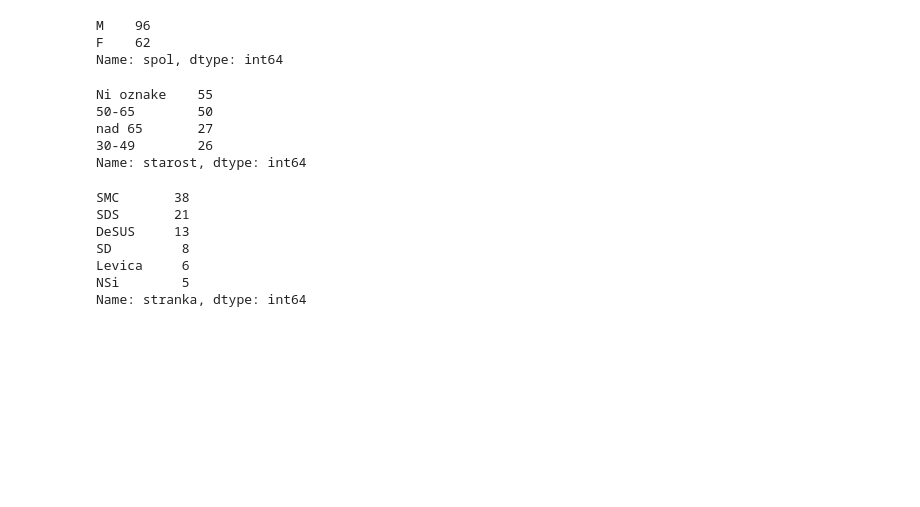
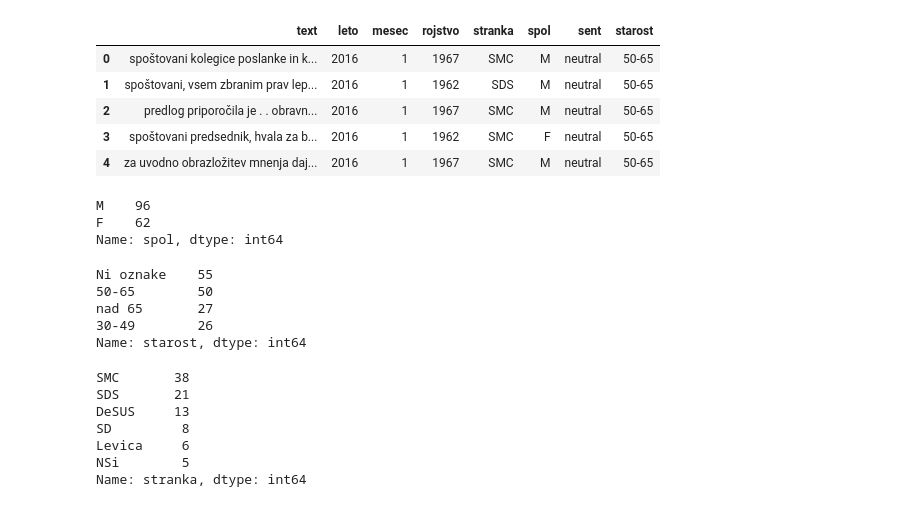
Before and after one commit to ncirar/diploma, a Jupyter notebook: Code/Sentiment/resultsInterpretation-sentiment.ipynb, the cells around one changed output. Cells and saved outputs as stored; diff of their text form; code cells hidden in the pictures; blank space fills up the shorter version.

Commit message:
Added the age column to dataframes

```diff
--- a/Code/Sentiment/resultsInterpretation-sentiment.ipynb
+++ b/Code/Sentiment/resultsInterpretation-sentiment.ipynb
@@ -1,6 +1,31 @@
 # %%
 import pandas as pd
 dfSest = pd.read_csv('dvaSestnajst-crosloengualBERT.csv')
+# %%
+starosti= []
+
+for rojstvo in dfSest['rojstvo']:
+    if rojstvo == '-\n':
+        starost = 'ni oznake'
+    else:
+        if 2022 - int(rojstvo) >= 65:
+            starost = 'nad 65'
+        elif 2022 - int(rojstvo) < 64 and 2022 - int(rojstvo) >= 50:
+            starost = '50-65'
+        else:
+            starost = '30-49'
+    starosti.append(starost)
+# %%
+dfSest['starost'] = starosti
+# %%
+dfSest.head(5)
+# %% [output]
+|  | text | leto | mesec | rojstvo | stranka | spol | sent | starost |
+| 0 | spoštovani kolegice poslanke in k... | 2016 | 1 | 1967 | SMC | M | neutral | 50-65 |
+| 1 | spoštovani, vsem zbranim prav lep... | 2016 | 1 | 1962 | SDS | M | neutral | 50-65 |
+| 2 | predlog priporočila je . . obravn... | 2016 | 1 | 1967 | SMC | M | neutral | 50-65 |
+| 3 | spoštovani predsednik, hvala za b... | 2016 | 1 | 1962 | SMC | F | neutral | 50-65 |
+| 4 | za uvodno obrazložitev mnenja daj... | 2016 | 1 | 1967 | SMC | M | neutral | 50-65 |
 # %%
 poslanciSest = pd.read_csv('poslanciDvaSestnajst.csv')
 # %%
```
Also changed, not shown: parts of 19 cells of this notebook, 1 other file.
